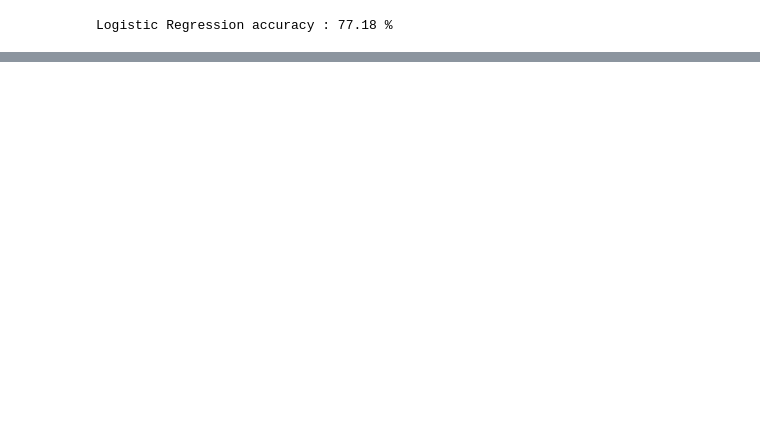
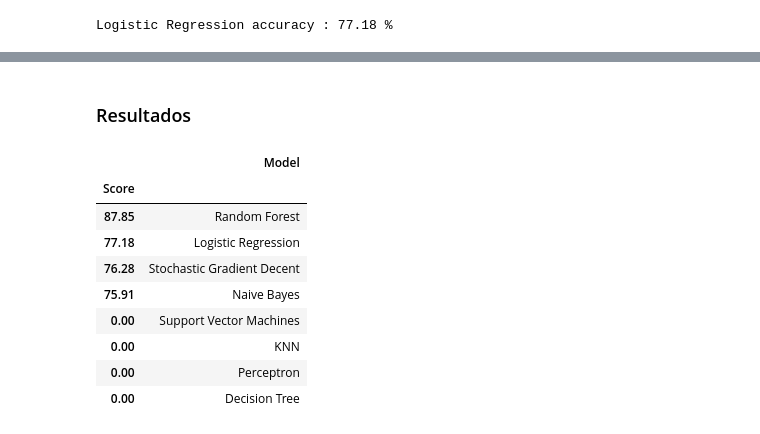
Before and after one commit to RaquelRufino/ProjetoIA, a Jupyter notebook: Sales.ipynb, the cells around one changed output, grey strips where cells are left out. Cells and saved outputs as stored; diff of their text form; code cells hidden in the pictures; blank space fills up the shorter version.

```diff
--- a/Sales.ipynb
+++ b/Sales.ipynb
@@ -271,13 +270,10 @@ from sklearn.metrics import accuracy_score
 #create an object of the type GaussianNB
 gnb = GaussianNB()
 
-#train the algorithm on training data and predict using the testing data
 pred = gnb.fit(data_train, target_train).predict(data_test)
 
-#print(pred.tolist())
-
-#print the accuracy score of the model
-print("Naive-Bayes accuracy : ",round(accuracy_score(target_test, pred, normalize = True)*100, 2), "%")
+acc_gaussian = round(accuracy_score(target_test, pred, normalize = True)*100, 2)
+print("Naive-Bayes accuracy : ",acc_gaussian, "%")
 # %% [output]
 Naive-Bayes accuracy :  75.91 %
 # %% [markdown]
@@ -288,5 +284,6 @@ random_forest = RandomForestClassifier(n_estimators=100)
 pred = random_forest.fit(data_train, target_train).predict(data_test)
 
 #print the accuracy score of the model Random Forest
-print("Random Forest accuracy :", round(accuracy_score(target_test, pred, normalize = True)*100, 2), "%")
+acc_random_forest = round(accuracy_score(target_test, pred, normalize = True)*100, 2)
+print("Random Forest accuracy :", acc_random_forest, "%")
 # %% [output]
@@ -299,7 +296,8 @@ logreg = LogisticRegression()
 
 #print the accuracy score of the model Logistic Regression
 pred = logreg.fit(data_train, target_train).predict(data_test)
-print("Logistic Regression accuracy :",round(accuracy_score(target_test, pred, normalize = True)*100, 2), "%")
+acc_log = round(accuracy_score(target_test, pred, normalize = True)*100, 2)
+print("Logistic Regression accuracy :", acc_log, "%")
 # %% [output]
 Logistic Regression accuracy : 77.18 %
 # %% [markdown]
@@ -318,0 +317,30 @@ Stochastic Gradient Decent accuracy:  76.22 %
+# %%
+acc_linear_svc = 0
+acc_knn = 0
+acc_perceptron = 0
+acc_decision_tree = 0
+# %% [markdown]
+### Resultados
+# %%
+results = pd.DataFrame({
+    'Model': ['Support Vector Machines', 'KNN', 'Logistic Regression',
+              'Random Forest', 'Naive Bayes', 'Perceptron',
+              'Stochastic Gradient Decent',
+              'Decision Tree'],
+    'Score': [acc_linear_svc, acc_knn, acc_log,
+              acc_random_forest, acc_gaussian, acc_perceptron,
+              acc_sgd, acc_decision_tree]})
+result_df = results.sort_values(by='Score', ascending=False)
+result_df = result_df.set_index('Score')
+result_df.head(9)
+# %% [output]
+|  | Model |
+| Score |  |
+| 87.85 | Random Forest |
+| 77.18 | Logistic Regression |
+| 76.28 | Stochastic Gradient Decent |
+| 75.91 | Naive Bayes |
+| 0.00 | Support Vector Machines |
+| 0.00 | KNN |
+| 0.00 | Perceptron |
+| 0.00 | Decision Tree |
```
Also changed, not shown: parts of 15 cells of this notebook.
